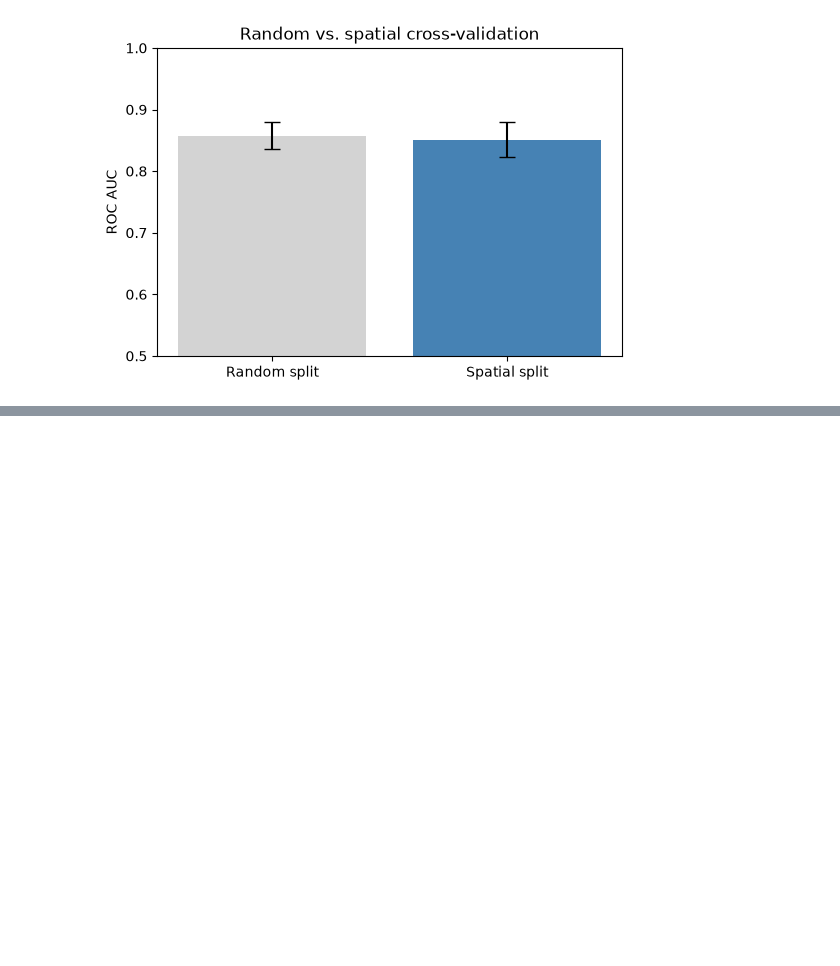
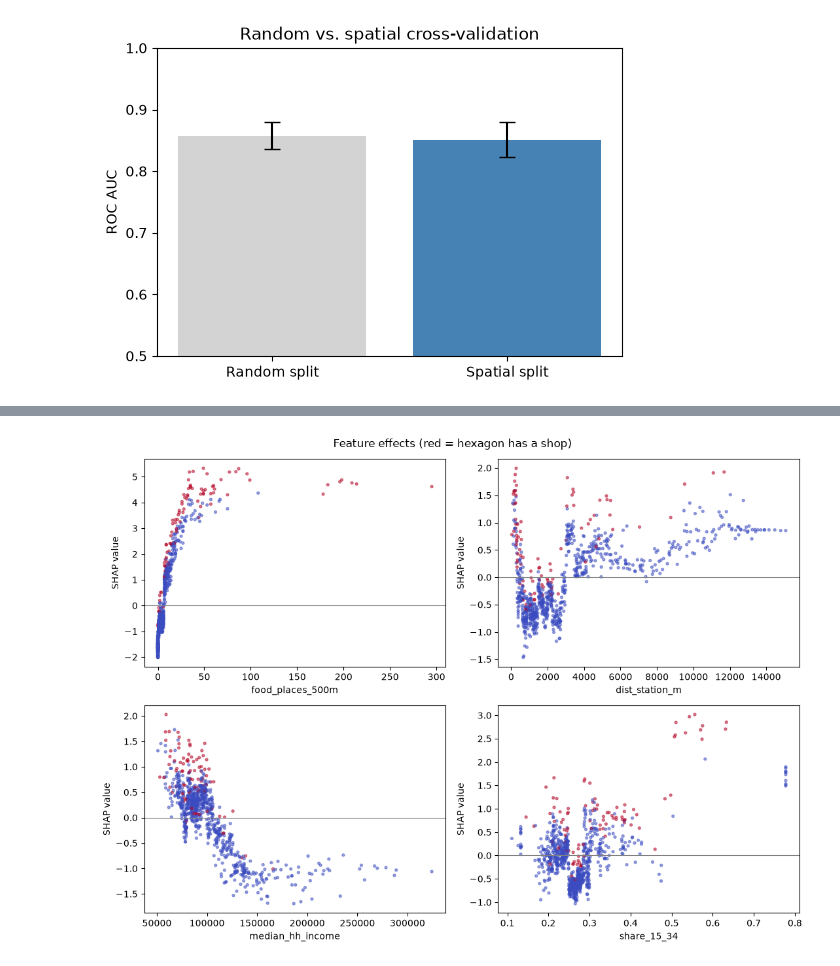
Before and after one commit to shaheryar-haider/retail-site-selection, a Jupyter notebook: notebooks/09_model.ipynb, the cells around one changed output, grey strips where cells are left out. Cells and saved outputs as stored; diff of their text form; code cells hidden in the pictures; blank space fills up the shorter version.

```diff
--- a/notebooks/09_model.ipynb
+++ b/notebooks/09_model.ipynb
@@ -112,0 +171,14 @@ plt.savefig("../figures/cv_comparison.png", dpi=150, bbox_inches="tight")
+# %%
+top4 = importance.index[::-1][:4]
+
+fig, axes = plt.subplots(2, 2, figsize=(11, 8))
+for ax, feat in zip(axes.ravel(), top4):
+    ax.scatter(X[feat], shap_df[feat], s=8, alpha=0.5, c=y, cmap="coolwarm")
+    ax.axhline(0, color="grey", linewidth=0.8)
+    ax.set_xlabel(feat)
+    ax.set_ylabel("SHAP value")
+plt.suptitle("Feature effects (red = hexagon has a shop)")
+plt.tight_layout()
+plt.savefig("../figures/shap_dependence.png", dpi=150, bbox_inches="tight")
+# %% [output]
+[figure, added]
```
Also changed, not shown: parts of 11 cells of this notebook, 4 other files.
